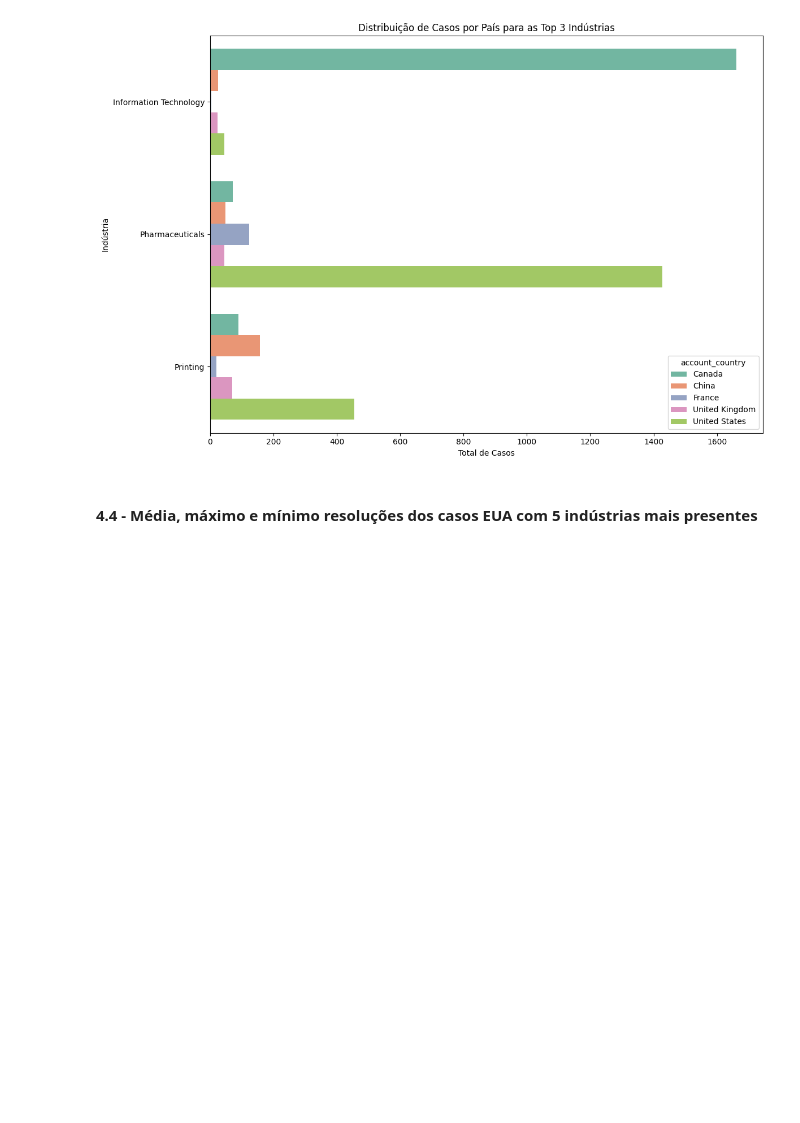
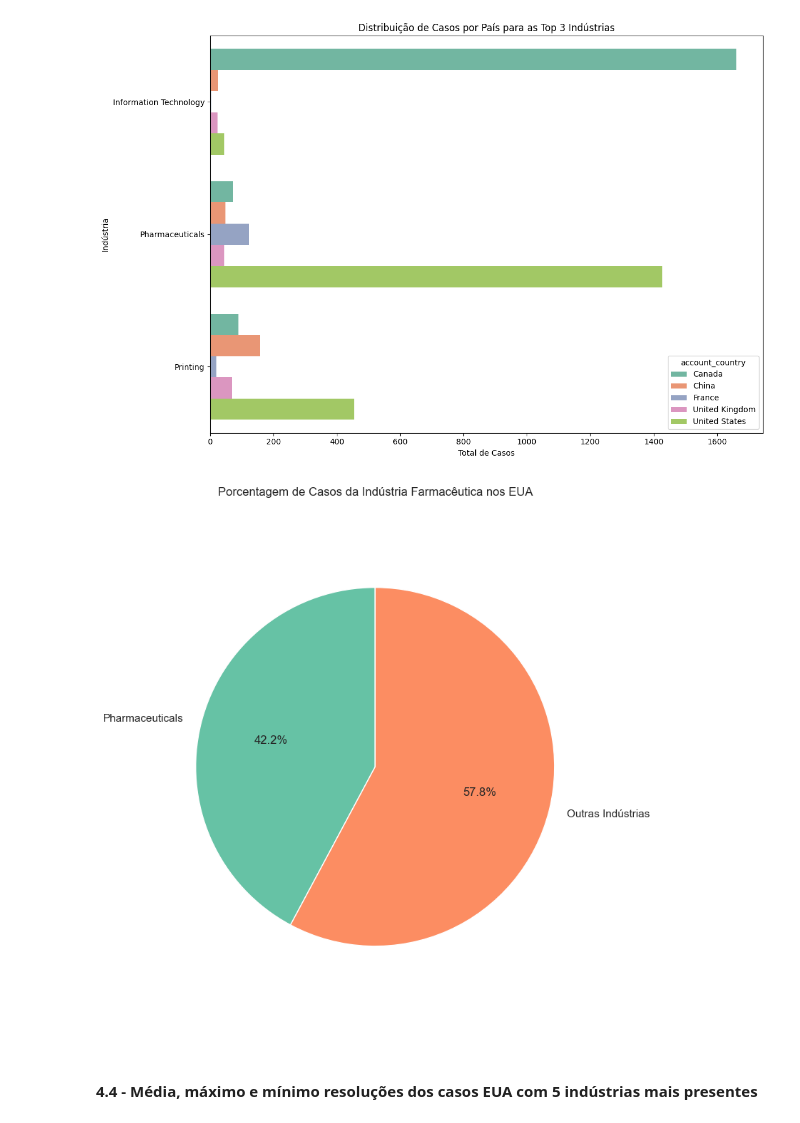
Before and after one commit to pedrogabrielf/Customer_data_analysis, a Jupyter notebook: project2.ipynb, the cells around one changed output. Saved outputs shown, nothing was run; the diff lists cells and outputs as text; code cells hidden in the pictures; blank space fills up the shorter version.

```diff
--- a/project2.ipynb
+++ b/project2.ipynb
@@ -1609,6 +1667,37 @@ plt.tight_layout()
 plt.show()
 # %% [output]
 [figure]
+# %%
+import matplotlib.pyplot as plt
+import seaborn as sns
+
+# Filtra os dados para os casos dos Estados Unidos
+df_us_cases = df_combined[df_combined['account_country'] == 'United States']
+
+# Filtra os casos relacionados à indústria farmacêutica
+df_pharma_cases = df_us_cases[df_us_cases['account_industry'] == 'Pharmaceuticals']
+
+# Conta o número de casos na indústria farmacêutica e o total de casos
+total_cases_us = df_us_cases.shape[0]
+pharma_cases = df_pharma_cases.shape[0]
+
+# Calcula a porcentagem
+pharma_percentage = (pharma_cases / total_cases_us) * 100
+
+# Cria os dados para o gráfico de pizza
+labels = ['Pharmaceuticals', 'Outras Indústrias']
+sizes = [pharma_percentage, 100 - pharma_percentage]
+colors = sns.color_palette("Set2", n_colors=2)
+
+# Plotando o gráfico de pizza
+plt.figure(figsize=(8, 8))
+plt.pie(sizes, labels=labels, autopct='%1.1f%%', startangle=90, colors=colors)
+plt.title('Porcentagem de Casos da Indústria Farmacêutica nos EUA')
+plt.axis('equal')  # Garante que o gráfico seja um círculo perfeito
+plt.tight_layout()
+plt.show()
+# %% [output]
+[figure, added]
 # %% [markdown]
 #### 4.4 - Média, máximo e mínimo resoluções dos casos EUA com 5 indústrias mais presentes
 # %%
```
Also changed, not shown: parts of 12 cells of this notebook, 1 other file.
